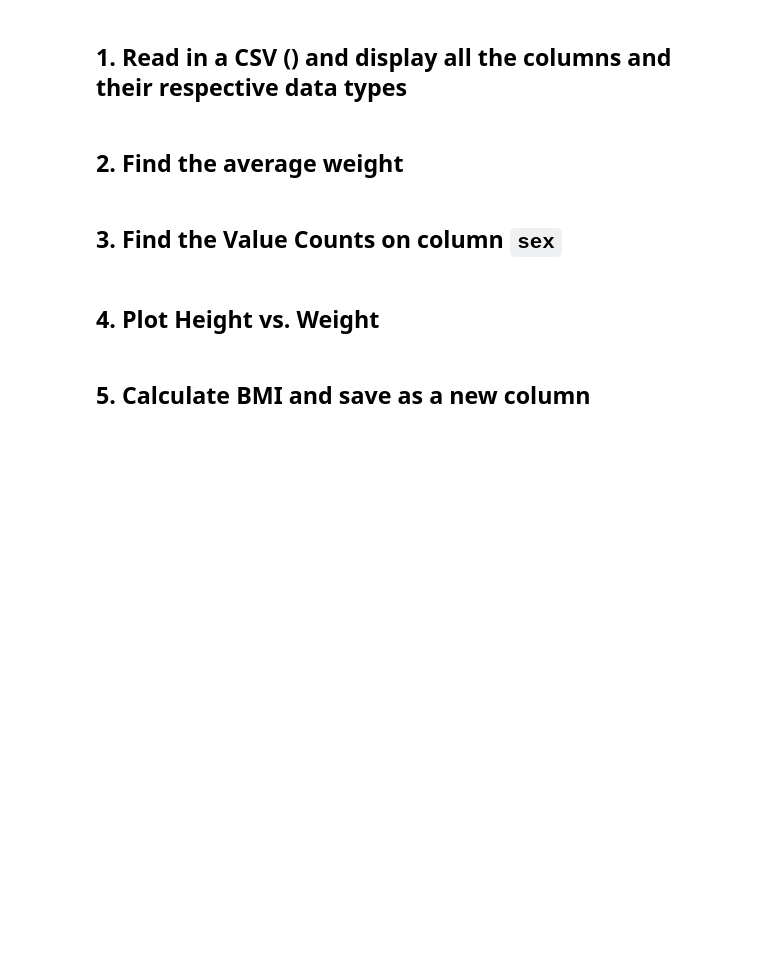
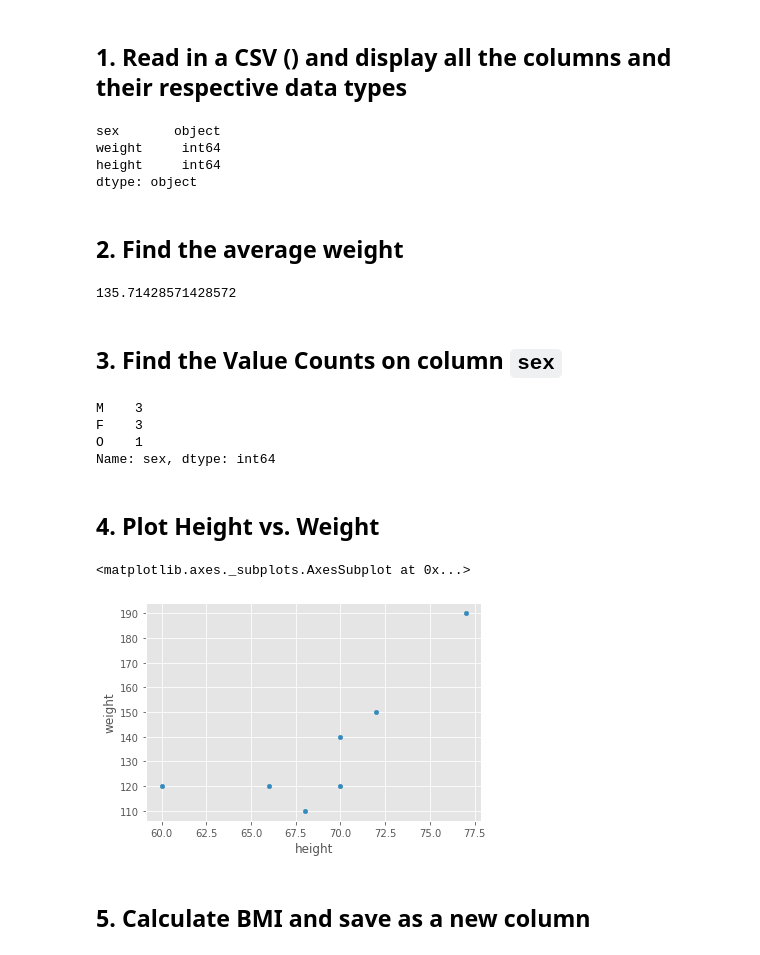
Before and after one commit to rvsullivan1/mlnn_personal, a Jupyter notebook: 2/2.ipynb, the cells around one changed output. Saved outputs shown, nothing was run; the diff lists cells and outputs as text; code cells hidden in the pictures; blank space fills up the shorter version.

```diff
--- a/2/2.ipynb
+++ b/2/2.ipynb
@@ -89,11 +189,35 @@ weights = [88, 83, 92, 74, 77]
 # Pandas
 # %% [markdown]
 ## 1. Read in a CSV () and display all the columns and their respective data types
+# %%
+df = pd.read_csv('hw_data.csv', index_col = 'id')
+df.dtypes
+# %% [output]
+sex       object
+weight     int64
+height     int64
+dtype: object
 # %% [markdown]
 ## 2. Find the average weight
+# %%
+df.weight.mean()
+# %% [output]
+135.71428571428572
 # %% [markdown]
 ## 3. Find the Value Counts on column `sex`
+# %%
+df.sex.value_counts()
+# %% [output]
+M    3
+F    3
+O    1
+Name: sex, dtype: int64
 # %% [markdown]
 ## 4. Plot Height vs. Weight
+# %%
+df.plot.scatter(x = 'height', y = 'weight')
+# %% [output]
+<matplotlib.axes._subplots.AxesSubplot at 0x...>
+[figure, added]
 # %% [markdown]
 ## 5. Calculate BMI and save as a new column
```
Also changed, not shown: parts of 12 cells of this notebook, 3 other files.
